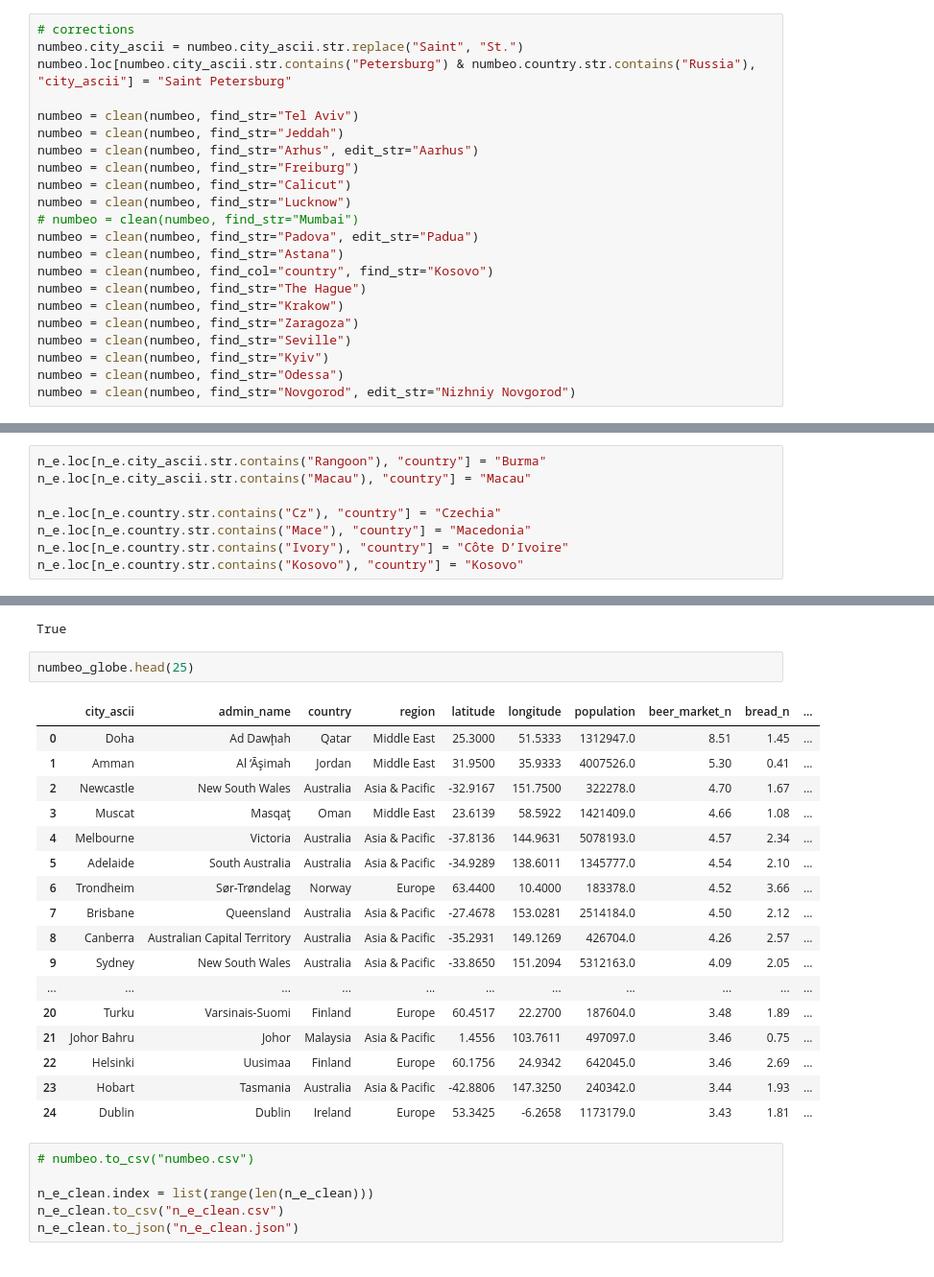
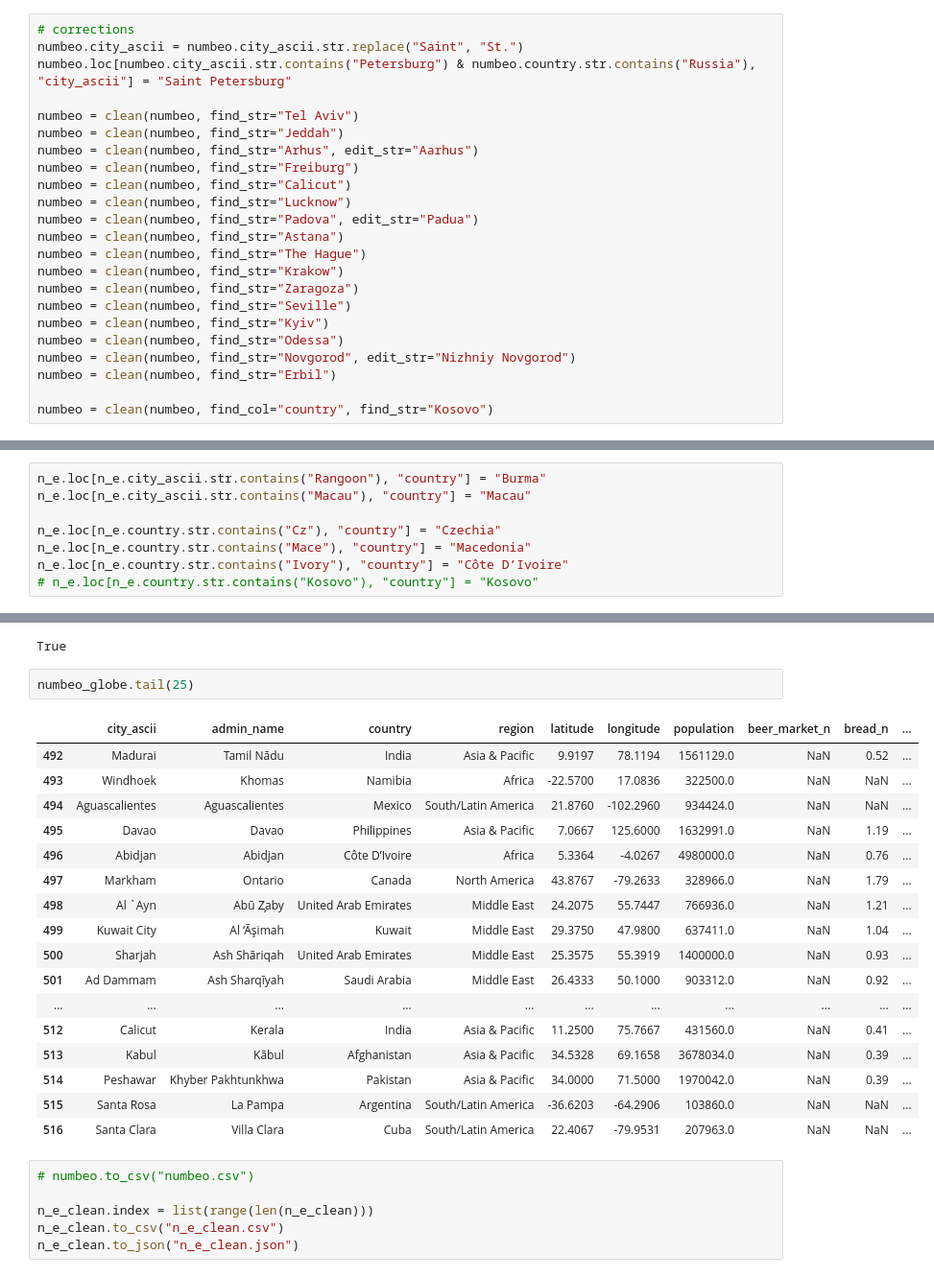
Before and after one commit to christalee/cost-of-drinking, a Jupyter notebook: data/numbeo/Numbeo.ipynb, the cells around one changed output, grey strips where cells are left out. Shown at 96% size. Drawn from its saved outputs; the diff is of its cells as text.

Commit message:
refactored expatistan-scraper.py, numbeo.ipynb, cola-map.ipynb

```diff
--- a/data/numbeo/Numbeo.ipynb
+++ b/data/numbeo/Numbeo.ipynb
@@ -49,10 +49,8 @@ numbeo = clean(numbeo, find_str="Arhus", edit_str="Aarhus")
 numbeo = clean(numbeo, find_str="Freiburg")
 numbeo = clean(numbeo, find_str="Calicut")
 numbeo = clean(numbeo, find_str="Lucknow")
-# numbeo = clean(numbeo, find_str="Mumbai")
 numbeo = clean(numbeo, find_str="Padova", edit_str="Padua")
 numbeo = clean(numbeo, find_str="Astana")
-numbeo = clean(numbeo, find_col="country", find_str="Kosovo")
 numbeo = clean(numbeo, find_str="The Hague")
 numbeo = clean(numbeo, find_str="Krakow")
 numbeo = clean(numbeo, find_str="Zaragoza")
@@ -60,6 +58,9 @@ numbeo = clean(numbeo, find_str="Seville")
 numbeo = clean(numbeo, find_str="Kyiv")
 numbeo = clean(numbeo, find_str="Odessa")
 numbeo = clean(numbeo, find_str="Novgorod", edit_str="Nizhniy Novgorod")
+numbeo = clean(numbeo, find_str="Erbil")
+
+numbeo = clean(numbeo, find_col="country", find_str="Kosovo")
 # %%
 # load in expatistan data
 with open("../expatistan/expatistan-data.json") as f:
@@ -139,5 +140,5 @@ n_e.loc[n_e.city_ascii.str.contains("Macau"), "country"] = "Macau"
 n_e.loc[n_e.country.str.contains("Cz"), "country"] = "Czechia"
 n_e.loc[n_e.country.str.contains("Mace"), "country"] = "Macedonia"
 n_e.loc[n_e.country.str.contains("Ivory"), "country"] = "Côte D’Ivoire"
-n_e.loc[n_e.country.str.contains("Kosovo"), "country"] = "Kosovo"
+# n_e.loc[n_e.country.str.contains("Kosovo"), "country"] = "Kosovo"
 # %%
@@ -351,25 +346,25 @@ len(n_e) == len(n_e_clean)
 # %% [output]
 True
 # %%
-numbeo_globe.head(25)
+numbeo_globe.tail(25)
 # %% [output]
 |  | city_ascii | admin_name | country | region | latitude | longitude | population | beer_market_n | bread_n | ... |
-| 0 | Doha | Ad Dawḩah | Qatar | Middle East | 25.3000 | 51.5333 | 1312947.0 | 8.51 | 1.45 | ... |
-| 1 | Amman | Al ‘Āşimah | Jordan | Middle East | 31.9500 | 35.9333 | 4007526.0 | 5.30 | 0.41 | ... |
-| 2 | Newcastle | New South Wales | Australia | Asia & Pacific | -32.9167 | 151.7500 | 322278.0 | 4.70 | 1.67 | ... |
-| 3 | Muscat | Masqaţ | Oman | Middle East | 23.6139 | 58.5922 | 1421409.0 | 4.66 | 1.08 | ... |
-| 4 | Melbourne | Victoria | Australia | Asia & Pacific | -37.8136 | 144.9631 | 5078193.0 | 4.57 | 2.34 | ... |
-| 5 | Adelaide | South Australia | Australia | Asia & Pacific | -34.9289 | 138.6011 | 1345777.0 | 4.54 | 2.10 | ... |
-| 6 | Trondheim | Sør-Trøndelag | Norway | Europe | 63.4400 | 10.4000 | 183378.0 | 4.52 | 3.66 | ... |
-| 7 | Brisbane | Queensland | Australia | Asia & Pacific | -27.4678 | 153.0281 | 2514184.0 | 4.50 | 2.12 | ... |
-| 8 | Canberra | Australian Capital Territory | Australia | Asia & Pacific | -35.2931 | 149.1269 | 426704.0 | 4.26 | 2.57 | ... |
-| 9 | Sydney | New South Wales | Australia | Asia & Pacific | -33.8650 | 151.2094 | 5312163.0 | 4.09 | 2.05 | ... |
+| 492 | Madurai | Tamil Nādu | India | Asia & Pacific | 9.9197 | 78.1194 | 1561129.0 | NaN | 0.52 | ... |
+| 493 | Windhoek | Khomas | Namibia | Africa | -22.5700 | 17.0836 | 322500.0 | NaN | NaN | ... |
+| 494 | Aguascalientes | Aguascalientes | Mexico | South/Latin America | 21.8760 | -102.2960 | 934424.0 | NaN | NaN | ... |
+| 495 | Davao | Davao | Philippines | Asia & Pacific | 7.0667 | 125.6000 | 1632991.0 | NaN | 1.19 | ... |
+| 496 | Abidjan | Abidjan | Côte D’Ivoire | Africa | 5.3364 | -4.0267 | 4980000.0 | NaN | 0.76 | ... |
+| 497 | Markham | Ontario | Canada | North America | 43.8767 | -79.2633 | 328966.0 | NaN | 1.79 | ... |
+| 498 | Al `Ayn | Abū Z̧aby | United Arab Emirates | Middle East | 24.2075 | 55.7447 | 766936.0 | NaN | 1.21 | ... |
+| 499 | Kuwait City | Al ‘Āşimah | Kuwait | Middle East | 29.3750 | 47.9800 | 637411.0 | NaN | 1.04 | ... |
+| 500 | Sharjah | Ash Shāriqah | United Arab Emirates | Middle East | 25.3575 | 55.3919 | 1400000.0 | NaN | 0.93 | ... |
+| 501 | Ad Dammam | Ash Sharqīyah | Saudi Arabia | Middle East | 26.4333 | 50.1000 | 903312.0 | NaN | 0.92 | ... |
 | ... | ... | ... | ... | ... | ... | ... | ... | ... | ... | ... |
-| 20 | Turku | Varsinais-Suomi | Finland | Europe | 60.4517 | 22.2700 | 187604.0 | 3.48 | 1.89 | ... |
-| 21 | Johor Bahru | Johor | Malaysia | Asia & Pacific | 1.4556 | 103.7611 | 497097.0 | 3.46 | 0.75 | ... |
-| 22 | Helsinki | Uusimaa | Finland | Europe | 60.1756 | 24.9342 | 642045.0 | 3.46 | 2.69 | ... |
-| 23 | Hobart | Tasmania | Australia | Asia & Pacific | -42.8806 | 147.3250 | 240342.0 | 3.44 | 1.93 | ... |
-| 24 | Dublin | Dublin | Ireland | Europe | 53.3425 | -6.2658 | 1173179.0 | 3.43 | 1.81 | ... |
+| 512 | Calicut | Kerala | India | Asia & Pacific | 11.2500 | 75.7667 | 431560.0 | NaN | 0.41 | ... |
+| 513 | Kabul | Kābul | Afghanistan | Asia & Pacific | 34.5328 | 69.1658 | 3678034.0 | NaN | 0.39 | ... |
+| 514 | Peshawar | Khyber Pakhtunkhwa | Pakistan | Asia & Pacific | 34.0000 | 71.5000 | 1970042.0 | NaN | 0.39 | ... |
+| 515 | Santa Rosa | La Pampa | Argentina | South/Latin America | -36.6203 | -64.2906 | 103860.0 | NaN | NaN | ... |
+| 516 | Santa Clara | Villa Clara | Cuba | South/Latin America | 22.4067 | -79.9531 | 207963.0 | NaN | NaN | ... |
 # %%
 # numbeo.to_csv("numbeo.csv")
 
```
Also changed, not shown: parts of 6 cells of this notebook, 11 other files.
